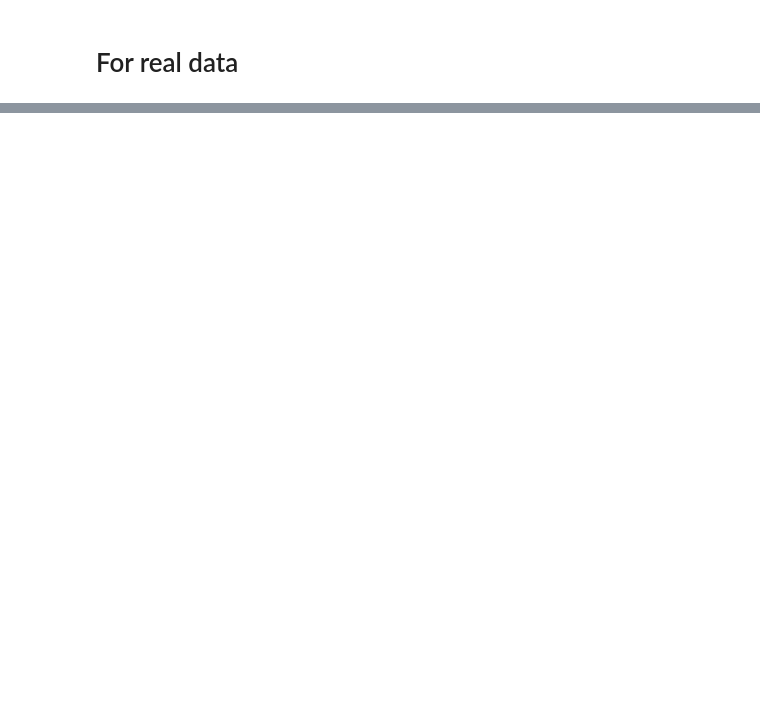
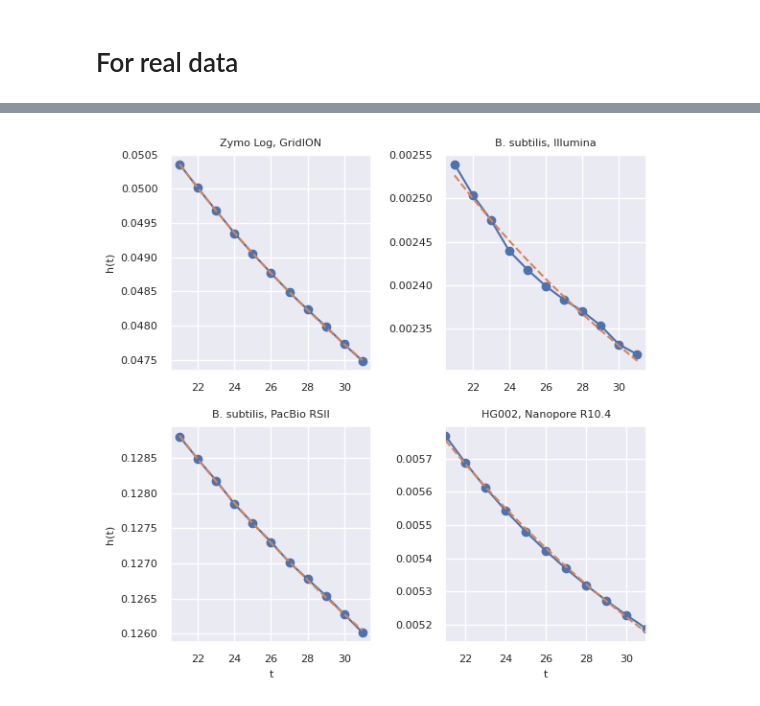
Before and after one commit to GZHoffie/skiver-test, a Jupyter notebook: experiments/counting_error_free_kmers/plot_results.ipynb, the cells around one changed output, grey strips where cells are left out. Cells and saved outputs as stored; diff of their text form; code cells hidden in the pictures; blank space fills up the shorter version.

```diff
--- a/experiments/counting_error_free_kmers/plot_results.ipynb
+++ b/experiments/counting_error_free_kmers/plot_results.ipynb
@@ -365,8 +355,8 @@ plt.figure(figsize=(5, 3))
 
 
 for i in range(len(kmer_hit_rate_csv)):
-    #if i != 1:
-    #    continue
+    if i != 2:
+        continue
     kmer_hit_rate_df = pd.read_csv(kmer_hit_rate_csv[i])
     kmer_hit_rates = kmer_hit_rate_df['num_kmer_hit'].values
     plt.plot(kmer_hit_rates, color=f'C{i}')
@@ -404,0 +393,80 @@ plt.legend()
+# %%
+import pandas as pd
+import numpy as np
+import matplotlib.pyplot as plt
+from scipy.optimize import curve_fit
+import seaborn as sns
+
+# Set seaborn style
+sns.set(style="darkgrid")
+
+# Define the function to fit
+def fit_function_beta(i, alpha, beta):
+    return alpha / (alpha + beta + i)
+
+def fit_function_normal(i, mean, std):
+    return np.exp(- mean + (i + 0.5) * (std ** 2))
+
+def fit_function_exp(i, a, b):
+    return a * (i ** b)
+
+kmer_hit_rate_csv = [
+    "../../output/zymo/ERR3152366.matched_kmers.csv",
+    "../../output/zymo/ERR2935851_ref.matched_kmers.csv",
+    "../../output/zymo/SRR7415629_ref.matched_kmers.csv",
+    "../../output/human/HG002.bam.tmp.0000.matched_kmers.csv"
+]
+
+labels = [
+    "Zymo Log, GridION",
+    "B. subtilis, Illumina",
+    "B. subtilis, PacBio RSII",
+    "HG002, Nanopore R10.4",
+]
+
+# Plot in 3 separate figures, the hazard ratio and the predicted k-mer hit rate.
+# The hazard ratio is calculated by matched_kmers(k) / matched_kmers(k-1)
+font_size = 8  # Set a common font size for labels and titles
+hazard_ratio_plot_range = range(21, 32)
+fig, axes = plt.subplots(2, 2, figsize=(6, 6))
+axes = axes.flatten()
+
+for i in range(len(kmer_hit_rate_csv)):
+    kmer_hit_rate_df = pd.read_csv(kmer_hit_rate_csv[i])
+    kmer_hit_rates = kmer_hit_rate_df['num_kmer_hit'].values
+
+    hazard_ratios = []
+    for j in hazard_ratio_plot_range:
+        hazard_ratio = 1 - (kmer_hit_rates[j] / kmer_hit_rates[j - 1])
+        hazard_ratios.append(hazard_ratio)
+
+    # Fit the curve alpha/(alpha + beta + t) to the hazard ratios
+    params, _ = curve_fit(fit_function_exp, list(hazard_ratio_plot_range), hazard_ratios, p0=[0.01, 0.01])
+    alpha, bet = params
+    print(f"Fitted parameters: alpha = {alpha:.6f}, beta = {bet:.6f}")
+
+    mean = alpha / (alpha + bet)
+    variance = alpha * bet / ((alpha + bet)**2 * (alpha + bet + 1))
+    print(f"Fitted parameters for mean = {mean}, variance = {variance}")
+
+    axes[i].plot(hazard_ratio_plot_range, hazard_ratios, marker='o', label='Observed Hazard Ratio', color='C0')
+    fitted_hazard_ratios = [fit_function_exp(t, alpha, bet) for t in hazard_ratio_plot_range]
+    axes[i].plot(hazard_ratio_plot_range, fitted_hazard_ratios, linestyle='--', label=f'Fitted Curve', color='C1')
+    #axes[i].set_yscale('log')
+    #axes[i].set_xscale('log')
+    axes[i].tick_params(axis='both', labelsize=font_size)
+
+    axes[i].set_title(labels[i], fontsize=font_size)
+    if i >= 2:
+        axes[i].set_xlabel('t', fontsize=font_size)
+    if i % 2 == 0:
+        axes[i].set_ylabel('h(t)', fontsize=font_size)
+    #axes[i].legend()
+
+
+plt.tight_layout()
+
+plt.xlim(hazard_ratio_plot_range.start, hazard_ratio_plot_range.stop - 1)
+plt.show()
+#plt.ylim(0, 0.05)
+# %% [output]
@@ -404,0 +481 @@ plt.legend()
+[figure, added]
```
Also changed, not shown: parts of 10 cells of this notebook, 7 other files.
